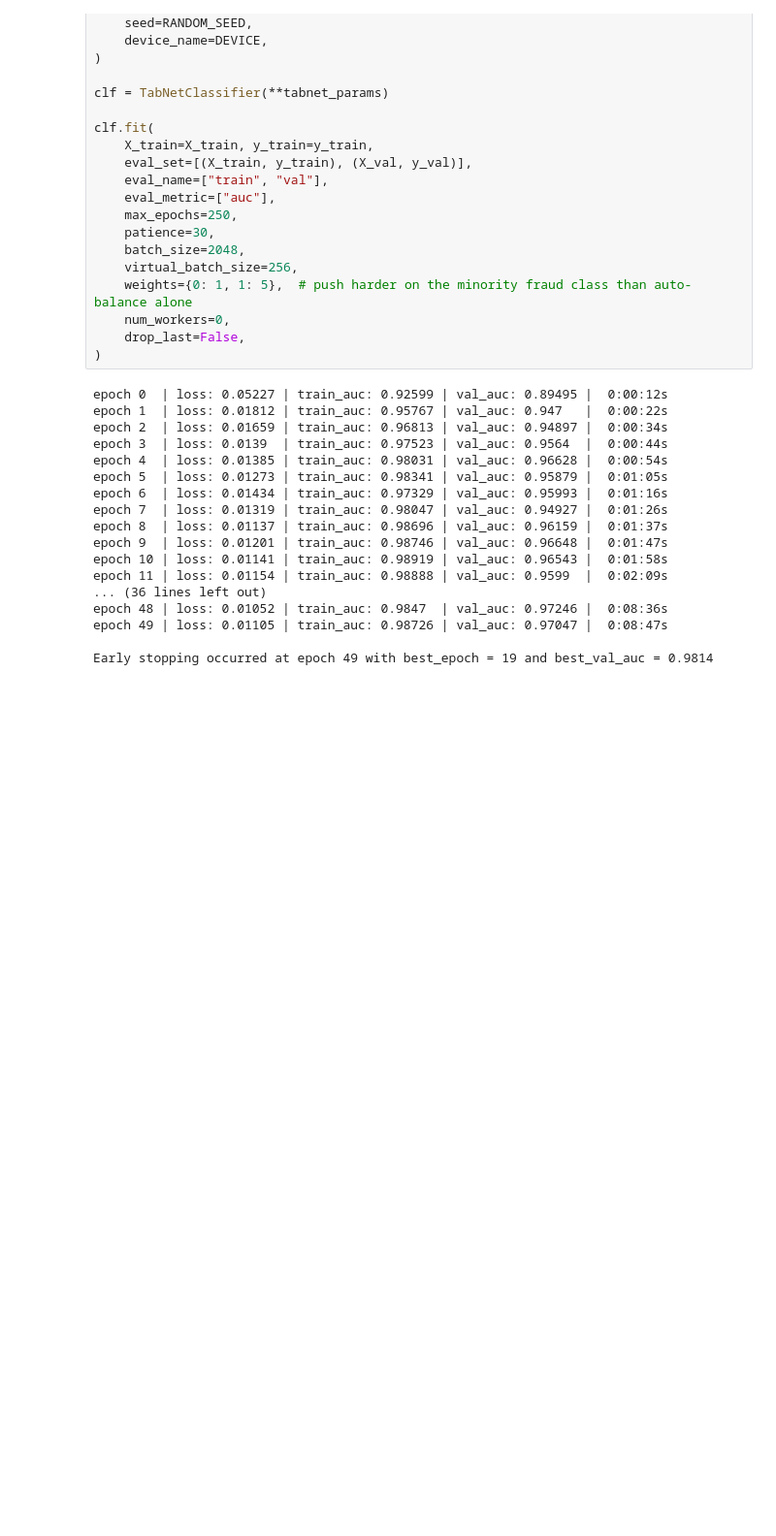
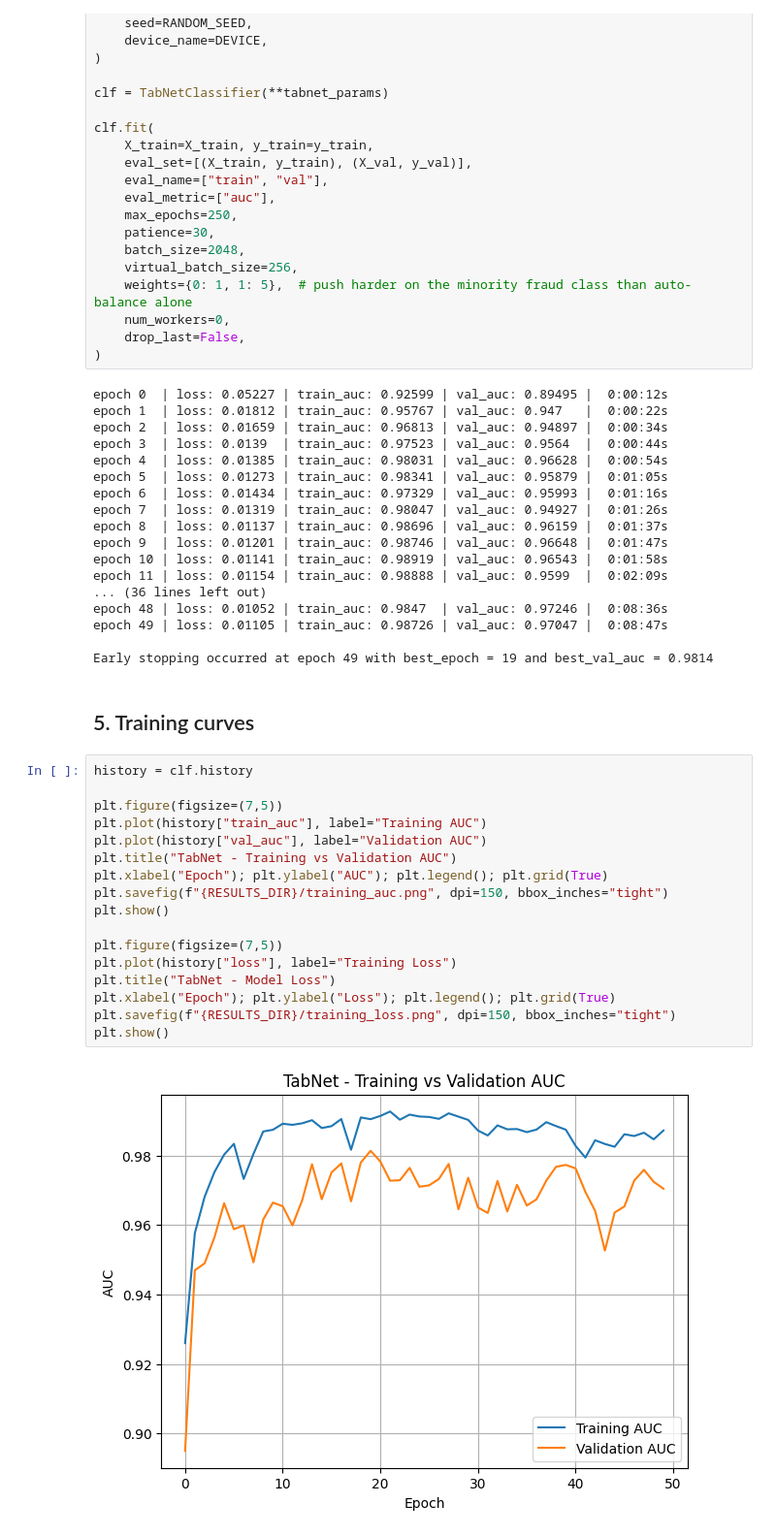
Before and after one commit to manamendraJN/SE4050-Fraud-Detection, a Jupyter notebook: notebooks/TabNet.ipynb, the cells around one changed output. Shown at 97% size. Saved outputs shown, nothing was run; the diff lists cells and outputs as text; blank space fills up the shorter version.

Commit message:
Add training vs validation AUC and loss curve visualizations

```diff
--- a/notebooks/TabNet.ipynb
+++ b/notebooks/TabNet.ipynb
@@ -141,3 +141,24 @@ epoch 48 | loss: 0.01052 | train_auc: 0.9847  | val_auc: 0.97246 |  0:08:36s
 epoch 49 | loss: 0.01105 | train_auc: 0.98726 | val_auc: 0.97047 |  0:08:47s
 
 Early stopping occurred at epoch 49 with best_epoch = 19 and best_val_auc = 0.9814
+# %% [markdown]
+## 5. Training curves
+# %%
+history = clf.history
+
+plt.figure(figsize=(7,5))
+plt.plot(history["train_auc"], label="Training AUC")
+plt.plot(history["val_auc"], label="Validation AUC")
+plt.title("TabNet - Training vs Validation AUC")
+plt.xlabel("Epoch"); plt.ylabel("AUC"); plt.legend(); plt.grid(True)
+plt.savefig(f"{RESULTS_DIR}/training_auc.png", dpi=150, bbox_inches="tight")
+plt.show()
+
+plt.figure(figsize=(7,5))
+plt.plot(history["loss"], label="Training Loss")
+plt.title("TabNet - Model Loss")
+plt.xlabel("Epoch"); plt.ylabel("Loss"); plt.legend(); plt.grid(True)
+plt.savefig(f"{RESULTS_DIR}/training_loss.png", dpi=150, bbox_inches="tight")
+plt.show()
+# %% [output]
+[figure, added]
```
Also changed, not shown: parts of 1 cell of this notebook.
